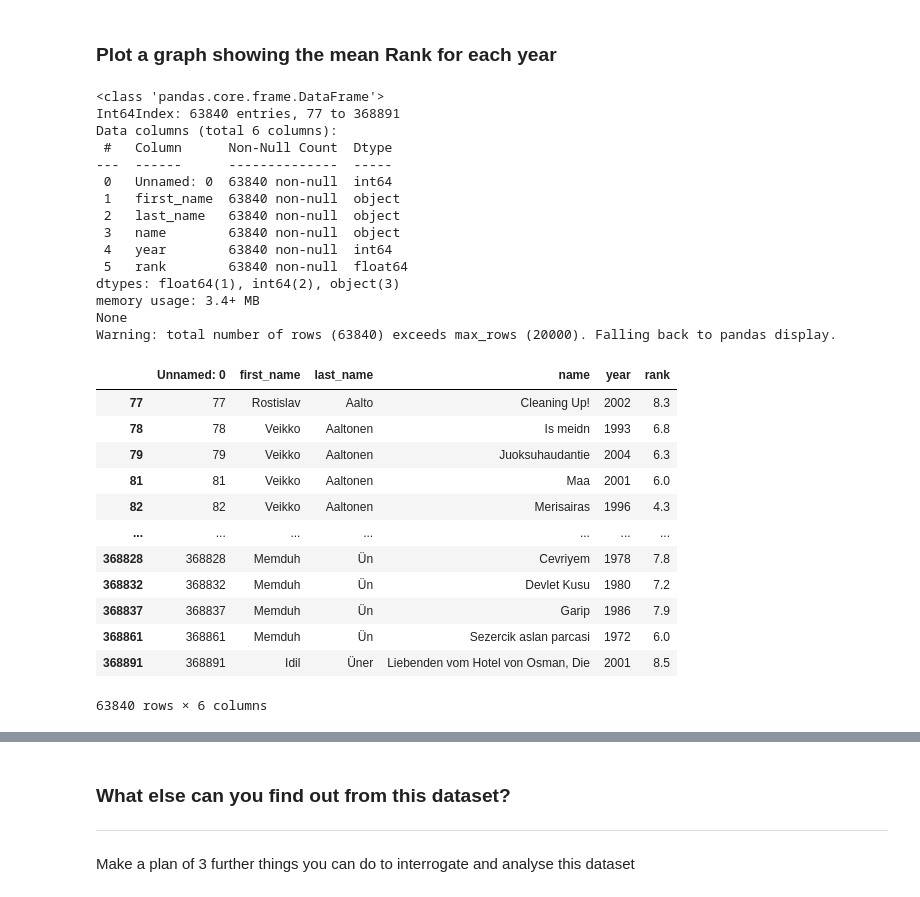
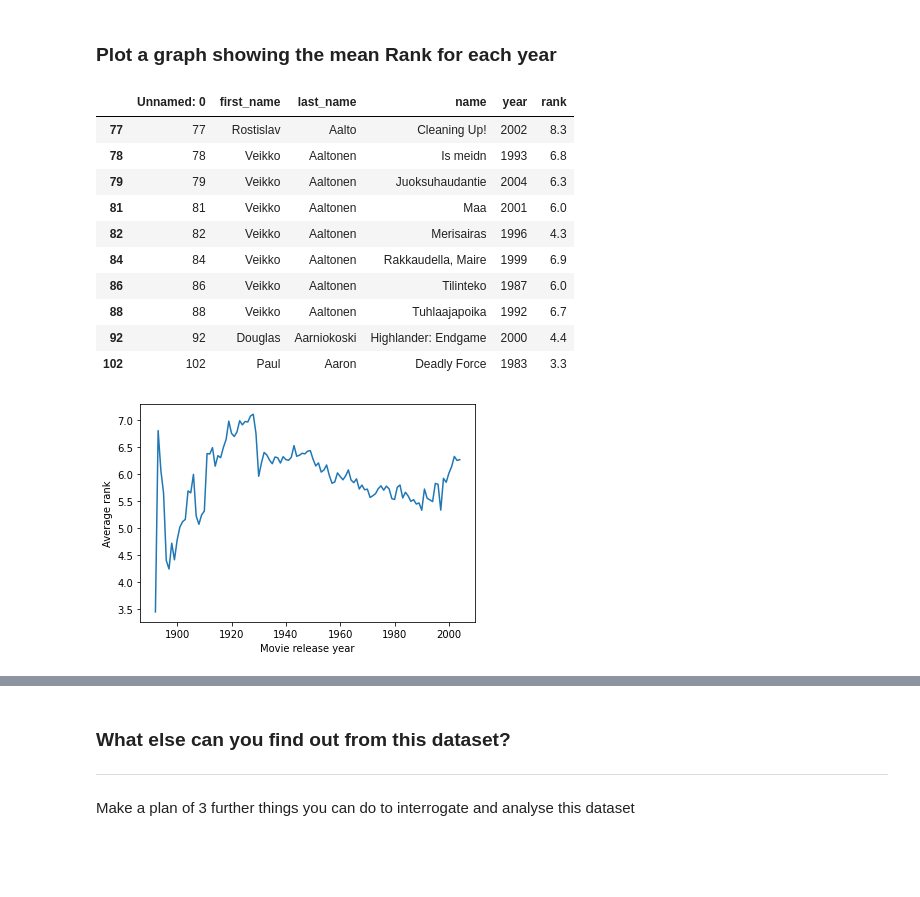
Before and after one commit to UnaRam/pythonFundamemtals, a Jupyter notebook: Una__10_2_Movies_Project.ipynb, the cells around one changed output, grey strips where cells are left out. Drawn from its saved outputs; the diff is of its cells as text; code cells hidden in the pictures; blank space fills up the shorter version.

```diff
--- a/Una__10_2_Movies_Project.ipynb
+++ b/Una__10_2_Movies_Project.ipynb
@@ -334,40 +323,31 @@ myplot = plt.pie(x,labels = labels_list, rotatelabels = True, radius = 2.0)
 # %% [markdown]
 ### Plot a graph showing the mean Rank for each year
-# %%
-pd.set_option('display.max_columns', None)
-pd.set_option('max_colwidth', 200)
-# print (unique_movies_df.info())
-# print (unique_movies_df)
-# drop the rows with no rank?
-filtered_unique_movies_df = unique_movies_df[~unique_movies_df["rank"].isnull()] #need to assign a new df
-print (filtered_unique_movies_df.info())
-display(filtered_unique_movies_df)
-# %% [output]
-<class 'pandas.core.frame.DataFrame'>
-Int64Index: 63840 entries, 77 to 368891
-Data columns (total 6 columns):
- #   Column      Non-Null Count  Dtype
----  ------      --------------  -----
- 0   Unnamed: 0  63840 non-null  int64
- 1   first_name  63840 non-null  object
- 2   last_name   63840 non-null  object
- 3   name        63840 non-null  object
- 4   year        63840 non-null  int64
- 5   rank        63840 non-null  float64
-dtypes: float64(1), int64(2), object(3)
-memory usage: 3.4+ MB
-None
-Warning: total number of rows (63840) exceeds max_rows (20000). Falling back to pandas display.
-|  | Unnamed: 0 | first_name | last_name | name | year | rank |
-| 77 | 77 | Rostislav | Aalto | Cleaning Up! | 2002 | 8.3 |
-| 78 | 78 | Veikko | Aaltonen | Is meidn | 1993 | 6.8 |
-| 79 | 79 | Veikko | Aaltonen | Juoksuhaudantie | 2004 | 6.3 |
-| 81 | 81 | Veikko | Aaltonen | Maa | 2001 | 6.0 |
-| 82 | 82 | Veikko | Aaltonen | Merisairas | 1996 | 4.3 |
-| ... | ... | ... | ... | ... | ... | ... |
-| 368828 | 368828 | Memduh | Ün | Cevriyem | 1978 | 7.8 |
-| 368832 | 368832 | Memduh | Ün | Devlet Kusu | 1980 | 7.2 |
-| 368837 | 368837 | Memduh | Ün | Garip | 1986 | 7.9 |
-| 368861 | 368861 | Memduh | Ün | Sezercik aslan parcasi | 1972 | 6.0 |
-| 368891 | 368891 | Idil | Üner | Liebenden vom Hotel von Osman, Die | 2001 | 8.5 |
-63840 rows × 6 columns
+# %%
+pd.set_option('display.max_columns', None)
+pd.set_option('max_colwidth', 200)
+
+# drop the rows with no rank?
+filtered_unique_movies_df = unique_movies_df[~unique_movies_df["rank"].isnull()] #need to assign a new df
+display(filtered_unique_movies_df.head(10))
+# A groupby operation involves some combination of splitting the object, applying a function, and combining the results.
+grouped_by_year = filtered_unique_movies_df.groupby(['year']) #first split into groups by year
+mean_rank_by_year =grouped_by_year['rank'].mean() #then perform mean function on the rank
+x = mean_rank_by_year.index
+y = mean_rank_by_year.values
+myplot = plt.plot(x,y)
+plt.xlabel('Movie release year')
+plt.ylabel('Average rank')
+plt.show()
+# %% [output]
+|  | Unnamed: 0 | first_name | last_name | name | year | rank |
+| 77 | 77 | Rostislav | Aalto | Cleaning Up! | 2002 | 8.3 |
+| 78 | 78 | Veikko | Aaltonen | Is meidn | 1993 | 6.8 |
+| 79 | 79 | Veikko | Aaltonen | Juoksuhaudantie | 2004 | 6.3 |
+| 81 | 81 | Veikko | Aaltonen | Maa | 2001 | 6.0 |
+| 82 | 82 | Veikko | Aaltonen | Merisairas | 1996 | 4.3 |
+| 84 | 84 | Veikko | Aaltonen | Rakkaudella, Maire | 1999 | 6.9 |
+| 86 | 86 | Veikko | Aaltonen | Tilinteko | 1987 | 6.0 |
+| 88 | 88 | Veikko | Aaltonen | Tuhlaajapoika | 1992 | 6.7 |
+| 92 | 92 | Douglas | Aarniokoski | Highlander: Endgame | 2000 | 4.4 |
+| 102 | 102 | Paul | Aaron | Deadly Force | 1983 | 3.3 |
+[figure, added]
```
Also changed, not shown: parts of 14 cells of this notebook.
